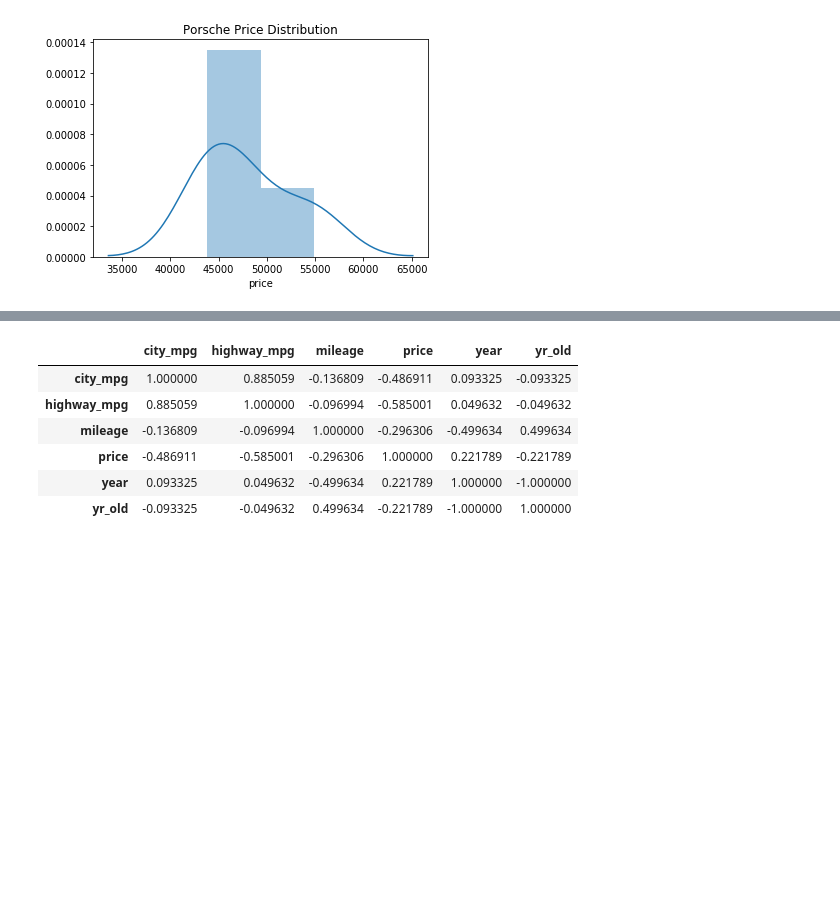
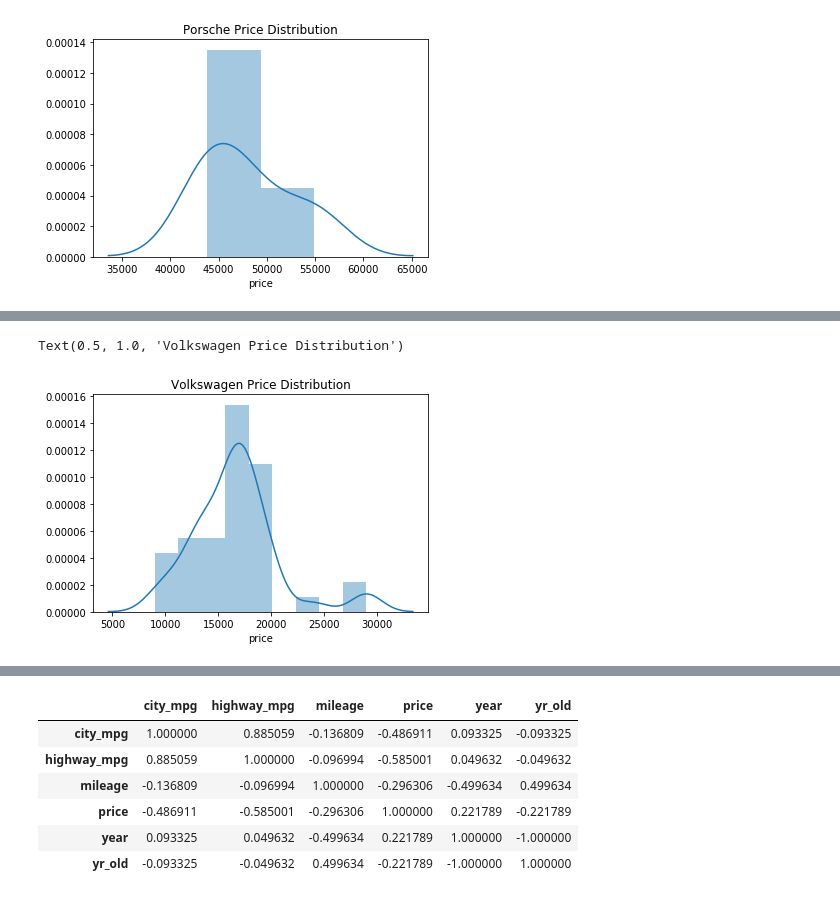
Before and after one commit to hamiltonchangcodes/Used_Car_Linear_Regression_Prediction, a Jupyter notebook: 03_EDA.ipynb, the cells around one changed output, grey strips where cells are left out. Saved outputs shown, nothing was run; the diff lists cells and outputs as text; code cells hidden in the pictures; blank space fills up the shorter version.

```diff
--- a/03_EDA.ipynb
+++ b/03_EDA.ipynb
@@ -339,0 +345,2 @@ acura
+# %%
+volkswagen = df.loc[df.make == 'Volkswagen']
@@ -339,0 +367,5 @@ acura
+# %%
+sns.distplot(volkswagen.price).set_title('Volkswagen Price Distribution')
+# %% [output]
+Text(0.5, 1.0, 'Volkswagen Price Distribution')
+[figure, added]
```
Also changed, not shown: parts of 5 cells of this notebook.
